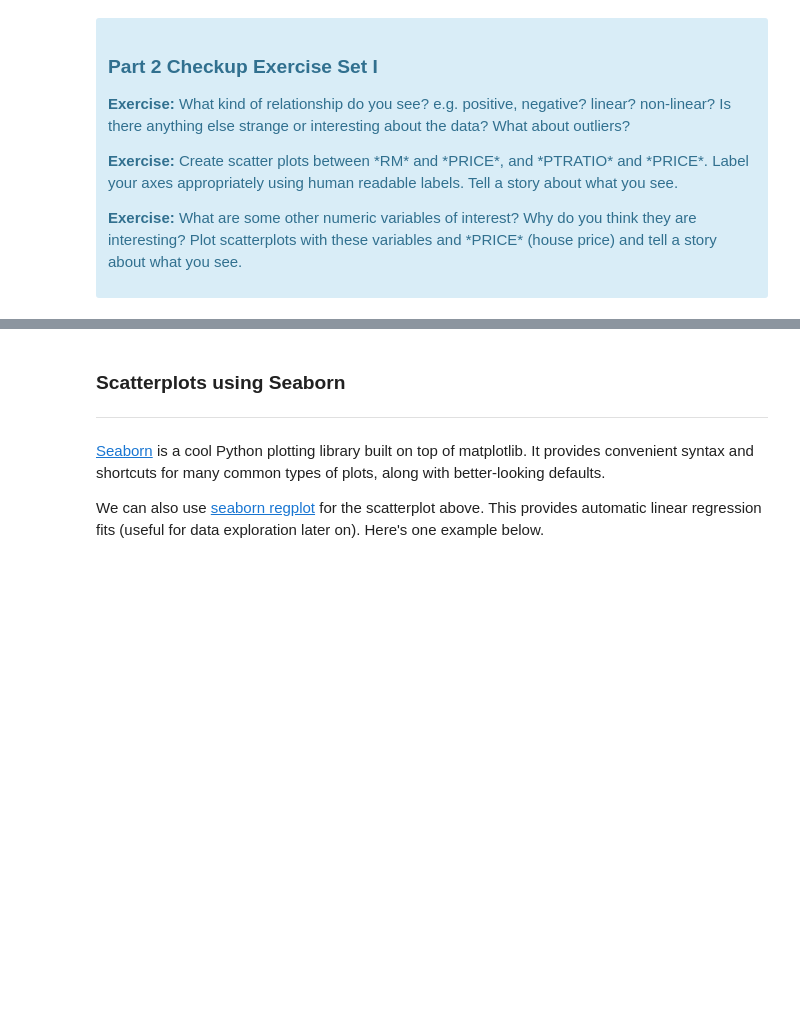
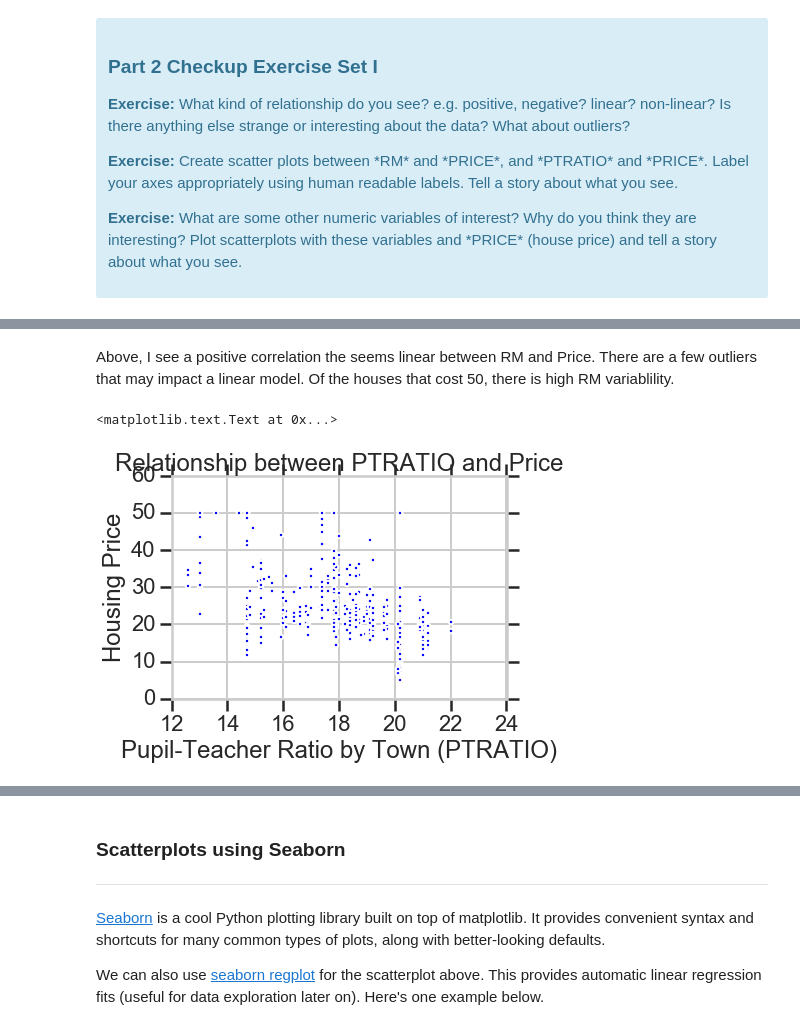
Before and after one commit to mries14/Springboard, a Jupyter notebook: assignments/ML_mini_projects/linear_regression/Mini_Project_Linear_Regression.ipynb, the cells around one changed output, grey strips where cells are left out. Cells and saved outputs as stored; diff of their text form; code cells hidden in the pictures; blank space fills up the shorter version.

Commit message:
adding linear regression mini-project to repo

```diff
--- a/assignments/ML_mini_projects/linear_regression/Mini_Project_Linear_Regression.ipynb
+++ b/assignments/ML_mini_projects/linear_regression/Mini_Project_Linear_Regression.ipynb
@@ -226,0 +293,11 @@ plt.title("Relationship between CRIM and Price")
+# %% [markdown]
+Above, I see a positive correlation the seems linear between RM and Price. There are a few outliers that may impact a linear model. Of the houses that cost 50, there is high RM variablility.
+# %%
+# your turn: scatter plot between *PTRATIO* and *PRICE*
+plt.scatter(bos.PTRATIO, bos.PRICE)
+plt.xlabel("Pupil-Teacher Ratio by Town (PTRATIO)")
+plt.ylabel("Housing Price")
+plt.title("Relationship between PTRATIO and Price")
+# %% [output]
+<matplotlib.text.Text at 0x...>
+[figure, added]
```
Also changed, not shown: parts of 73 cells of this notebook.
